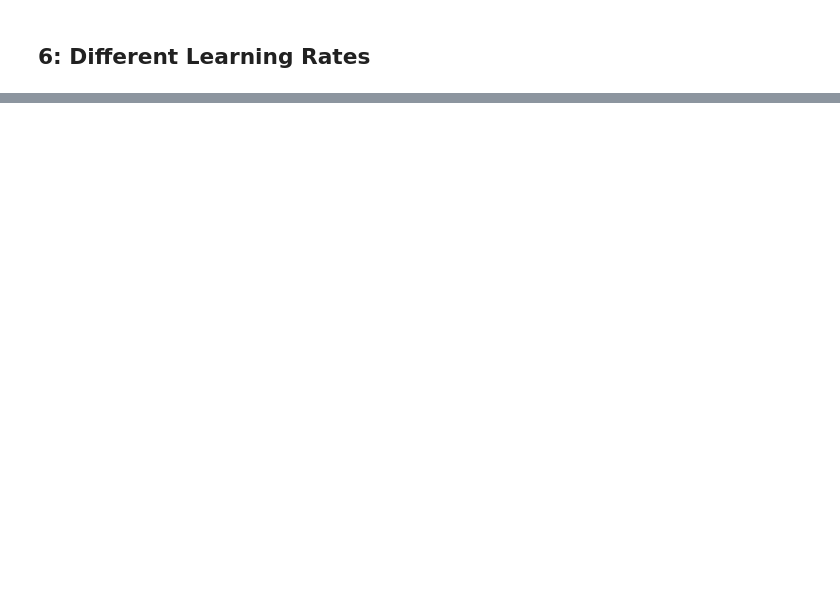
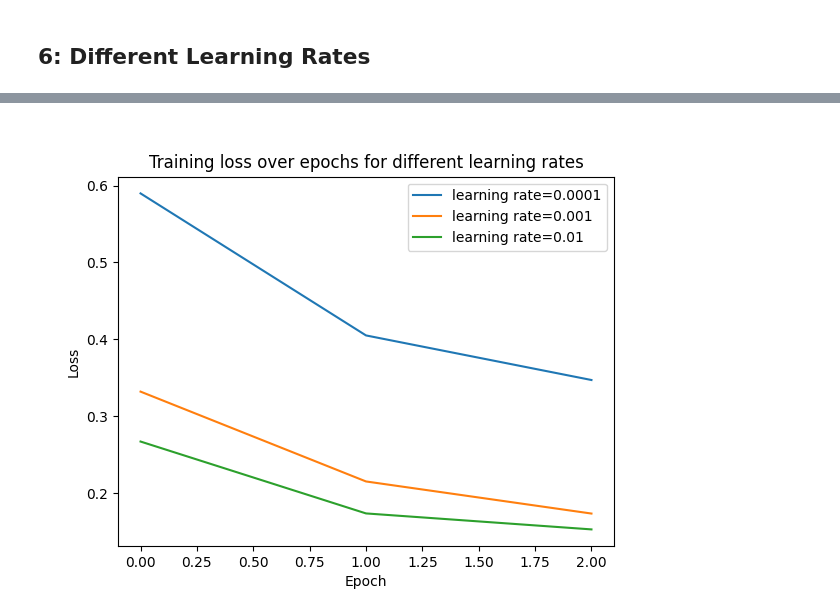
Before and after one commit to kasperikaivola/python-audio-processing, a Jupyter notebook: prerequisites/07_deep_learning/deep_learning.ipynb, the cells around one changed output, grey strips where cells are left out. Cells and saved outputs as stored; diff of their text form; code cells hidden in the pictures; blank space fills up the shorter version.

```diff
--- a/prerequisites/07_deep_learning/deep_learning.ipynb
+++ b/prerequisites/07_deep_learning/deep_learning.ipynb
@@ -311,3 +516,7 @@ learning_rates = [1E-4, 1E-3, 1E-2]
 histories = []
 
 # TODO: build and train models for different learning rates
+for lr in learning_rates:
+    model = build_lstm_model(learning_rate=lr)
+    history = model.fit(train_data, validation_data=val_data, epochs=3)
+    histories.append(history)
@@ -315,0 +542,13 @@ histories = []
+# %%
+# TODO: compare loss over epoch for different learning rates
+plt.figure()
+for i, lr in enumerate(learning_rates):
+    plt.plot(histories[i].history['loss'], label=f'learning rate={lr}')
+
+plt.title('Training loss over epochs for different learning rates')
+plt.xlabel('Epoch')
+plt.ylabel('Loss')
+plt.legend()
+plt.show()
+# %% [output]
+[figure, added]
```
Also changed, not shown: parts of 15 cells of this notebook.
